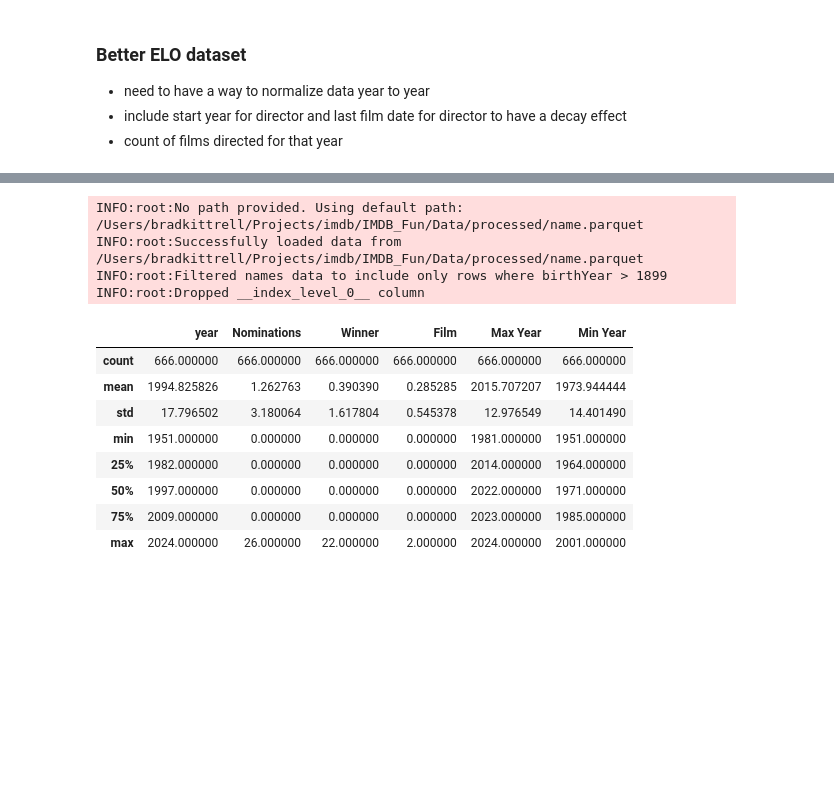
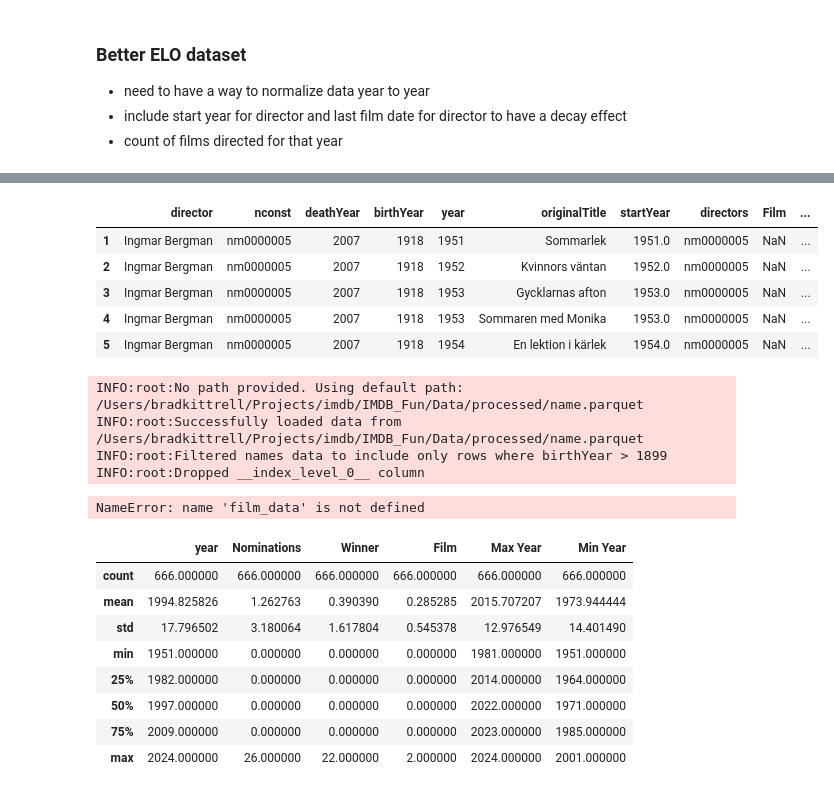
Before and after one commit to bradk54/IMDB_Fun, a Jupyter notebook: Notebooks/2_0_EDA.ipynb, the cells around one changed output, grey strips where cells are left out. Drawn from its saved outputs; the diff is of its cells as text; code cells hidden in the pictures; blank space fills up the shorter version.

```diff
--- a/Notebooks/2_0_EDA.ipynb
+++ b/Notebooks/2_0_EDA.ipynb
@@ -324,8 +437,80 @@ for row in elo_dataset.itertuples():
+# %%
+from hmac import new
+
+
+def update_elo_with_decay(person_id, nominations, wins, current_elo, competitors, last_active_year, current_year):
+    if current_elo > 2000:
+        k_factor = 2
+    else:
+        k_factor = 16  # Adjust impact size of changes
+
+    # Adjust for nominations (small boost)
+    nomination_bonus = 1 * nominations
+
+    # Adjust for wins (bigger boost)
+    win_bonus = 5 * wins
+
+    # Adjust based on competition strength (ELO difference matters)
+    avg_competitor_elo = np.mean(
+        [competitors.get(cid, 1500) for cid in competitors if cid != person_id])
+    # print(avg_competitor_elo)
+    expected_score = 1 / \
+        (1 + (10 ** ((avg_competitor_elo - current_elo) / 200)))
+
+    # Time decay: Penalize inactivity over years
+    years_inactive = max(0, current_year - last_active_year)
+    decay_factor = 0.98 ** years_inactive  # 2% decay per inactive year
+
+    # Final ELO adjustment
+    new_elo = current_elo + k_factor * \
+        (win_bonus + nomination_bonus - expected_score * k_factor)
+
+    # Apply decay factor
+    new_elo *= decay_factor
+
+    return round(new_elo, 2)
+
+
+directors_yrly_data['elo'] = 1500
+
+years = sorted(directors_yrly_data['year'].unique())
+# simulate ELO adjustments over an award season
+
+# for year in years:
+#     year_ = directors_yrly_data[directors_yrly_data['year'] == year]
+#     # competitor_elos
+#     previous_year = directors_yrly_data[directors_yrly_data['year'] == year - 1]
+#     competitor_elos = {
+#         row.director: row.elo for row in year_.itertuples()}
+
+#     for row in year_.itertuples():
+#         person_id = row.director
+#         nominations = row.Nominations
+#         wins = row.Winner
+#         if len(directors_yrly_data[(directors_yrly_data['director'] == person_id) & (
+#                 directors_yrly_data['year'] == year-1)]) == 0:
+#             current_elo = 1500
+#         else:
+#             current_elo = directors_yrly_data[(directors_yrly_data['director'] == person_id) & (
+#                 directors_yrly_data['year'] == year-1)]['elo'].values[0]
+#         last_active = directors_yrly_data[(directors_yrly_data['director'] == person_id) & (
+#             directors_yrly_data['year'] <= year) & (directors_yrly_data['Film'] > 0)]['year'].max()
+
+#     # Update ELO
+#         new_elo = update_elo_with_decay(person_id, nominations, wins,
+#                                         current_elo, competitor_elos, last_active, year)
+#         directors_yrly_data.at[row.Index, 'elo'] = new_elo
+
+directors_yrly_data.head()
+# %% [output]
+|  | director | nconst | deathYear | birthYear | year | originalTitle | startYear | directors | Film | ... |
+| 1 | Ingmar Bergman | nm0000005 | 2007 | 1918 | 1951 | Sommarlek | 1951.0 | nm0000005 | NaN | ... |
+| 2 | Ingmar Bergman | nm0000005 | 2007 | 1918 | 1952 | Kvinnors väntan | 1952.0 | nm0000005 | NaN | ... |
+| 3 | Ingmar Bergman | nm0000005 | 2007 | 1918 | 1953 | Gycklarnas afton | 1953.0 | nm0000005 | NaN | ... |
+| 4 | Ingmar Bergman | nm0000005 | 2007 | 1918 | 1953 | Sommaren med Monika | 1953.0 | nm0000005 | NaN | ... |
+| 5 | Ingmar Bergman | nm0000005 | 2007 | 1918 | 1954 | En lektion i kärlek | 1954.0 | nm0000005 | NaN | ... |
 # %%
-directors_yrly = build_features.normalized_yearly_directors(start_year=1950,
-                                                            end_year=2024,
 
-                                                            director_ids=top_n_directors_names['nconst'].to_list())
 
 # film_d.merge(oscars_groupby_by_film, left_on="Title",
 #                 right_on="Film", how="left")
@@ -366,6 +551,7 @@ INFO:root:No path provided. Using default path: /Users/bradkittrell/Projects/imd
 INFO:root:Successfully loaded data from /Users/bradkittrell/Projects/imdb/IMDB_Fun/Data/processed/name.parquet
 INFO:root:Filtered names data to include only rows where birthYear > 1899
 INFO:root:Dropped __index_level_0__ column
+NameError: name 'film_data' is not defined
 # %%
 directors_yrly_data.describe()
 # %% [output]
```
Also changed, not shown: parts of 9 cells of this notebook, 2 other files.
